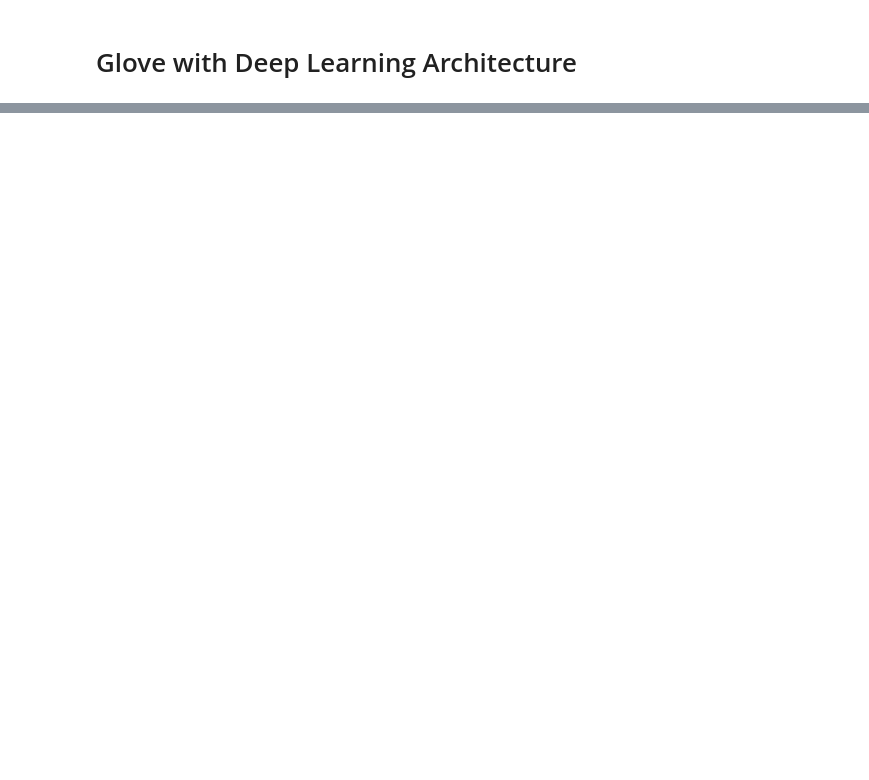
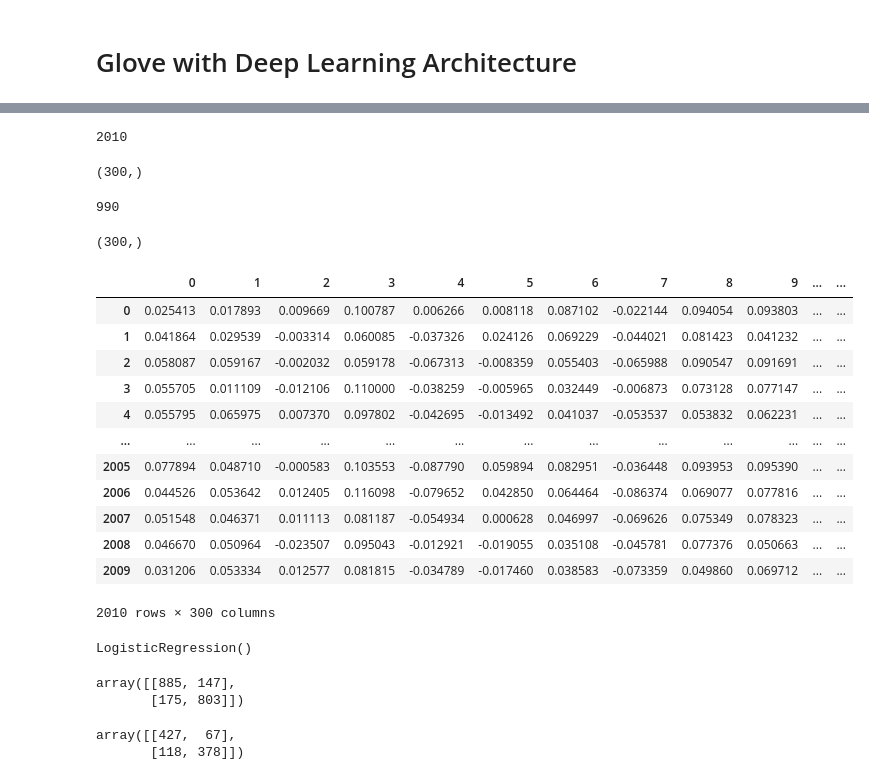
Before and after one commit to nursnaaz/GoogletoChatgpt, a Jupyter notebook: 05. Building Text Classification/Sentiment Analysis/Supervised_Sentiment_Analysis.ipynb, the cells around one changed output, grey strips where cells are left out. Cells and saved outputs as stored; diff of their text form; code cells hidden in the pictures; blank space fills up the shorter version.

```diff
--- a/05. Building Text Classification/Sentiment Analysis/Supervised_Sentiment_Analysis.ipynb
+++ b/05. Building Text Classification/Sentiment Analysis/Supervised_Sentiment_Analysis.ipynb
@@ -418,0 +465,62 @@ Test Accuracy :  0.8010101010101011
+# %%
+# Creating a feature vector by averaging all embeddings for all sentences
+def features_embeddings(list_of_lists):
+
+    # feature vector column length
+    DIMENSION = w2v_model.vector_size
+
+    # Zero vector if words not in our w2v_model vocubulary
+    zero_vector = np.zeros(DIMENSION)
+
+    features = []
+
+    # feature vector for each sentence in list_of_lists one by one
+    for tokens in list_of_lists:
+
+        # feature vector for a single sentence
+        feature =  np.zeros(DIMENSION) # shape = 1X DIMENSION
+
+        # count for each token/word in a tokens or sentence
+        feature_counts = 0 + 1e-5   # to avoid divide-by-zero
+        for token in tokens:
+            if token in w2v_model:
+                feature += w2v_model[token] # Here both feature and w2v_model[token] are of same shape : 1X DIMENSION
+                feature_counts +=1    # Count increases for each token in a tokens
+
+        # Average the feature values for each tokens
+        if(feature_counts !=0 ):        # for non empty tokens
+            features.append(feature/feature_counts)
+        else:                           # for empty tokens
+            features.append(zero_vector)
+
+    return features
+# %%
+train_vectors = features_embeddings(train_tokenized_corpus)
+print(len(train_vectors))
+train_vectors[0].shape
+# %% [output]
+2010
+(300,)
+# %%
+test_vectors = features_embeddings(test_tokenized_corpus)
+print(len(test_vectors))
+test_vectors[0].shape
+# %% [output]
+990
+(300,)
+# %%
+pd.DataFrame(train_vectors)
+# %% [output]
+|  | 0 | 1 | 2 | 3 | 4 | 5 | 6 | 7 | 8 | 9 | ... | ... |
+| 0 | 0.025413 | 0.017893 | 0.009669 | 0.100787 | 0.006266 | 0.008118 | 0.087102 | -0.022144 | 0.094054 | 0.093803 | ... | ... |
+| 1 | 0.041864 | 0.029539 | -0.003314 | 0.060085 | -0.037326 | 0.024126 | 0.069229 | -0.044021 | 0.081423 | 0.041232 | ... | ... |
+| 2 | 0.058087 | 0.059167 | -0.002032 | 0.059178 | -0.067313 | -0.008359 | 0.055403 | -0.065988 | 0.090547 | 0.091691 | ... | ... |
+| 3 | 0.055705 | 0.011109 | -0.012106 | 0.110000 | -0.038259 | -0.005965 | 0.032449 | -0.006873 | 0.073128 | 0.077147 | ... | ... |
+| 4 | 0.055795 | 0.065975 | 0.007370 | 0.097802 | -0.042695 | -0.013492 | 0.041037 | -0.053537 | 0.053832 | 0.062231 | ... | ... |
+| ... | ... | ... | ... | ... | ... | ... | ... | ... | ... | ... | ... | ... |
+| 2005 | 0.077894 | 0.048710 | -0.000583 | 0.103553 | -0.087790 | 0.059894 | 0.082951 | -0.036448 | 0.093953 | 0.095390 | ... | ... |
+| 2006 | 0.044526 | 0.053642 | 0.012405 | 0.116098 | -0.079652 | 0.042850 | 0.064464 | -0.086374 | 0.069077 | 0.077816 | ... | ... |
+| 2007 | 0.051548 | 0.046371 | 0.011113 | 0.081187 | -0.054934 | 0.000628 | 0.046997 | -0.069626 | 0.075349 | 0.078323 | ... | ... |
+| 2008 | 0.046670 | 0.050964 | -0.023507 | 0.095043 | -0.012921 | -0.019055 | 0.035108 | -0.045781 | 0.077376 | 0.050663 | ... | ... |
+| 2009 | 0.031206 | 0.053334 | 0.012577 | 0.081815 | -0.034789 | -0.017460 | 0.038583 | -0.073359 | 0.049860 | 0.069712 | ... | ... |
+2010 rows × 300 columns
@@ -418,0 +529,4 @@ Test Accuracy :  0.8010101010101011
+# %%
+model.fit(train_vectors, train_y)
+# %% [output]
+LogisticRegression()
@@ -418,0 +536,10 @@ Test Accuracy :  0.8010101010101011
+# %%
+confusion_matrix(train_y, train_pred)
+# %% [output]
+array([[885, 147],
+       [175, 803]])
+# %%
+confusion_matrix(test_y, test_pred)
+# %% [output]
+array([[427,  67],
+       [118, 378]])
```
Also changed, not shown: parts of 76 cells of this notebook.
